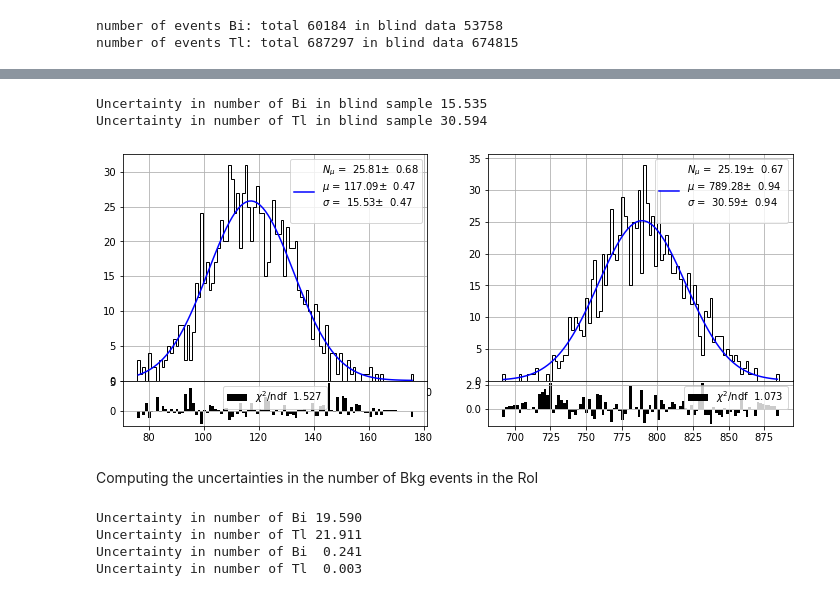
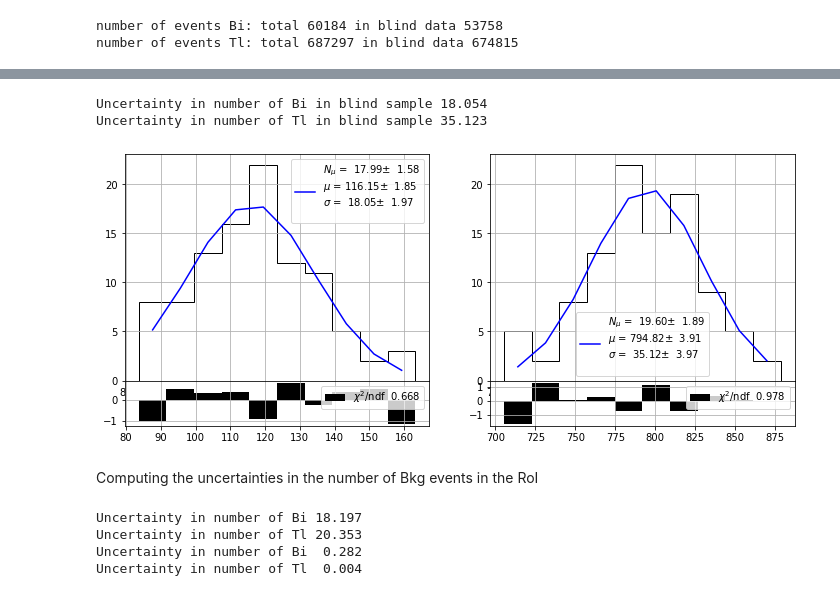
Before and after one commit to jahernando/USC-Fanal, a Jupyter notebook: NB/guide/fanal_bkg_uncertanties.ipynb, the cells around one changed output, grey strips where cells are left out. Cells and saved outputs as stored; diff of their text form; code cells hidden in the pictures.

```diff
--- a/NB/guide/fanal_bkg_uncertanties.ipynb
+++ b/NB/guide/fanal_bkg_uncertanties.ipynb
@@ -136,19 +215,3 @@ This object can generate random events (*rvs* method), provides the PDF (*pdf* m
 Internally it uses the module *optimize* of *scipy* ([see](https://docs.scipy.org/doc/scipy/reference/generated/scipy.optimize.minimize.html)).
 
 Here an example with our previously construced PDFs of each sample.
-# %%
-bins = 100
-# generate the PDFs of the mcsblind DFs making histograms
-pdfs = []
-varname  = 'E'
-varrange = erange
-for mc in mcs_blind:
-    histo = np.histogram(mc[varname], bins, range = varrange);
-    pdf = stats.rv_histogram( histo )
-    pdfs.append(pdf)
-
-xs   = np.linspace(*varrange, bins)
-for i, pdf in enumerate(pdfs):
-    plt.plot(xs, pdf.pdf(xs), label = ssamples[i])
-plt.grid(); plt.legend();
-plt.xlabel('E (MeV)'); plt.title('PDFs');
@@ -157,8 +218,8 @@ plt.xlabel('E (MeV)'); plt.title('PDFs');
 # %%
-def experiment(pdfs, nns, verbose = False):
+def experiment(ell, nns, verbose = False):
     if (verbose):
         print('Initial parameters     : {:6.2f}, {:6.2f}'.format(*nns))
-    ell = efit.ExtComPDF(pdfs, *nns)
+
     # generate a random experiment
     xs  = ell.rvs()
     # plot the random events
@@ -181,6 +242,6 @@ def experiment(pdfs, nns, verbose = False):
         plt.legend();
     return res
 # %%
-res = experiment(pdfs, nns, True)
+res = experiment(ell, ns, True)
 print('Fit success? {:s},\nEstimated parameters: {:6.2f}, {:6.2f}'.format(str(res.success), *res.x))
 # %% [output]
@@ -193,9 +254,9 @@ Estimated parameters: 133.20, 804.80
 # %%
-nexperiments = 1000
+nexperiments = 100
 est_pars     = []
 for i in range(nexperiments):
     if (i%100 == 0): print('generating experiment number ', i)
-    res = experiment(pdfs, nns)
-    if (res.success == True): est_pars.append(res.x)
+    res = experiment(ell, ns)
+    if ((res.success == True) & (res.x[0] != nns[0])): est_pars.append(res.x)
 # %% [output]
 generating experiment number  0
@@ -211,31 +263,30 @@ generating experiment number  900
 # %%
 nbis = [x[0] for x in est_pars]
 ntls = [x[1] for x in est_pars]
 
 subplot = pltext.canvas(2)
 subplot(1)
-bipars, _, _, _ = pltext.hfitres(nbis, 100, fun = 'gaus')
+bipars, _, _, _ = pltext.hfitres(nbis, int(nexperiments/10), fun = 'gaus')
 subplot(2)
-tlpars, _, _, _ = pltext.hfitres(ntls, 100, fun = 'gaus')
+tlpars, _, _, _ = pltext.hfitres(ntls, int(nexperiments/10), fun = 'gaus')
 
-unevts_Bi_blind = bipars[2]
-unevts_Tl_blind = tlpars[2]
-print('Uncertainty in number of Bi in blind sample {:6.3f}'.format(unevts_Bi_blind))
-print('Uncertainty in number of Tl in blind sample {:6.3f}'.format(unevts_Tl_blind))
+unevts_Bi_blind_mc = bipars[2]
+unevts_Tl_blind_mc = tlpars[2]
+print('Uncertainty in number of Bi in blind sample {:6.3f}'.format(unevts_Bi_blind_mc))
+print('Uncertainty in number of Tl in blind sample {:6.3f}'.format(unevts_Tl_blind_mc))
 # %% [output]
-Uncertainty in number of Bi in blind sample 15.535
-Uncertainty in number of Tl in blind sample 30.594
+Uncertainty in number of Bi in blind sample 18.054
+Uncertainty in number of Tl in blind sample 35.123
-[figure, old version]
+[figure, new version]
 # %% [markdown]
 Computing the uncertainties in the number of Bkg events in the RoI
 # %%
-from ana.collpars import eff_Bi_blind, eff_Bi_RoI, eff_Tl_blind, eff_Tl_RoI
 
-unevts_Bi = unevts_Bi_blind/(eff_Bi_blind)
-unevts_Tl = unevts_Bi_blind/(eff_Tl_blind)
+unevts_Bi = unevts_Bi_blind/(collpars.eff_Bi_blind)
+unevts_Tl = unevts_Bi_blind/(collpars.eff_Tl_blind)
 
-unevts_Bi_RoI = unevts_Bi_blind * eff_Bi_RoI
-unevts_Tl_RoI = unevts_Bi_blind * eff_Tl_RoI
+unevts_Bi_RoI = unevts_Bi * collpars.eff_Bi_RoI
+unevts_Tl_RoI = unevts_Tl * collpars.eff_Tl_RoI
 
 print('Uncertainty in number of Bi {:6.3f}'.format(unevts_Bi))
 print('Uncertainty in number of Tl {:6.3f}'.format(unevts_Tl))
@@ -243,7 +294,7 @@ print('Uncertainty in number of Tl {:6.3f}'.format(unevts_Tl))
 print('Uncertainty in number of Bi {:6.3f}'.format(unevts_Bi_RoI))
 print('Uncertainty in number of Tl {:6.3f}'.format(unevts_Tl_RoI))
 # %% [output]
-Uncertainty in number of Bi 19.590
-Uncertainty in number of Tl 21.911
-Uncertainty in number of Bi  0.241
-Uncertainty in number of Tl  0.003
+Uncertainty in number of Bi 18.197
+Uncertainty in number of Tl 20.353
+Uncertainty in number of Bi  0.282
+Uncertainty in number of Tl  0.004
```
Also changed, not shown: parts of 18 cells of this notebook, 9 other files.
